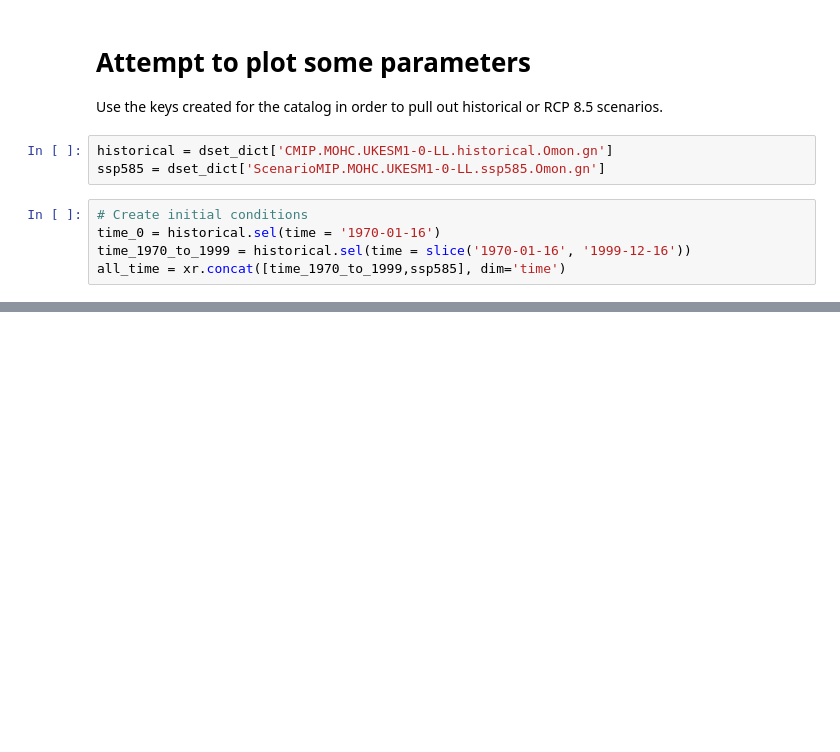
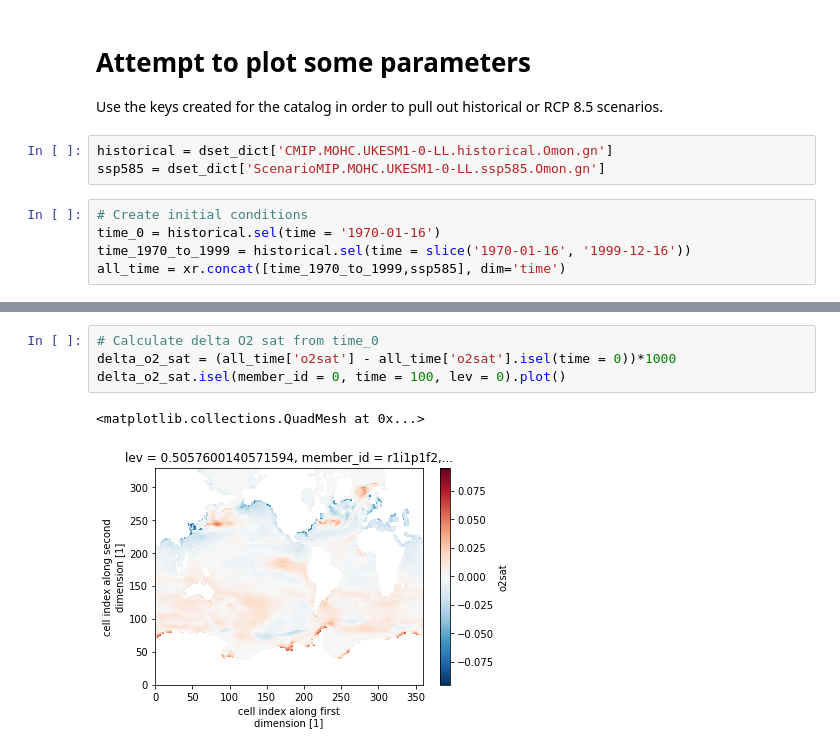
Before and after one commit to matt-long/cmip6hack-ocean-o2, a Jupyter notebook: notebooks/AOU_v_O2sat.ipynb, the cells around one changed output, grey strips where cells are left out. Saved outputs shown, nothing was run; the diff lists cells and outputs as text; blank space fills up the shorter version.

```diff
--- a/notebooks/AOU_v_O2sat.ipynb
+++ b/notebooks/AOU_v_O2sat.ipynb
@@ -308,0 +330,7 @@ all_time = xr.concat([time_1970_to_1999,ssp585], dim='time')
+# %%
+# Calculate delta O2 sat from time_0
+delta_o2_sat = (all_time['o2sat'] - all_time['o2sat'].isel(time = 0))*1000
+delta_o2_sat.isel(member_id = 0, time = 100, lev = 0).plot()
+# %% [output]
+<matplotlib.collections.QuadMesh at 0x...>
+[figure, added]
```
Also changed, not shown: parts of 33 cells of this notebook.
